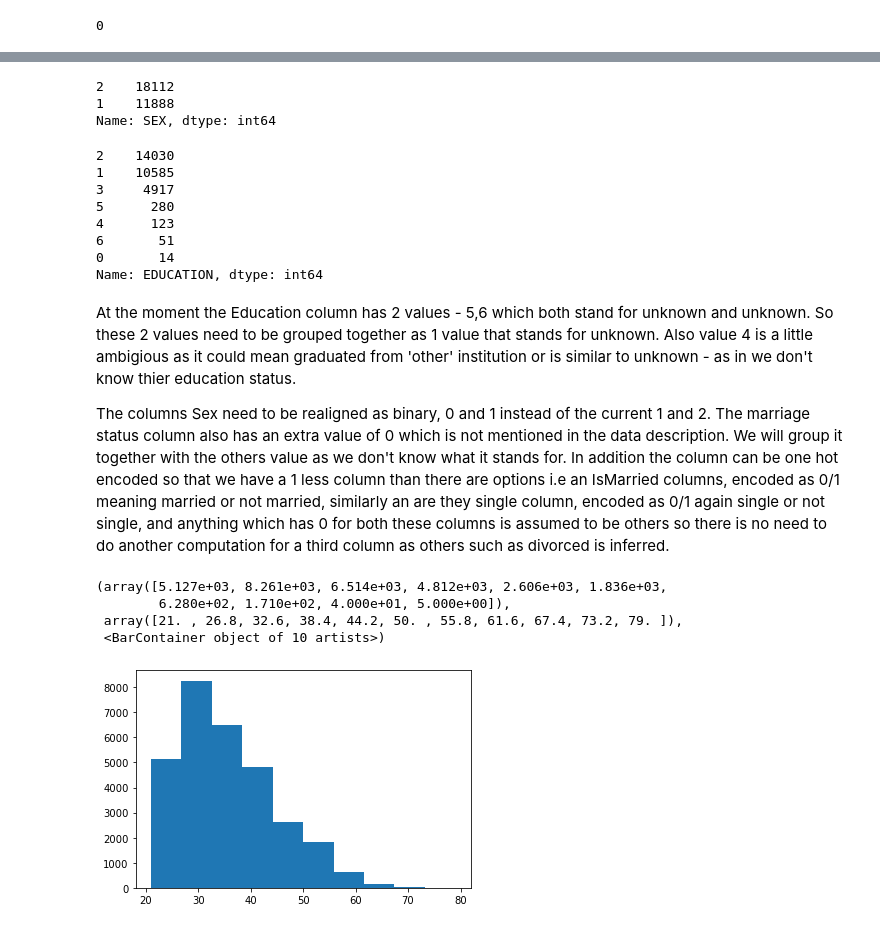
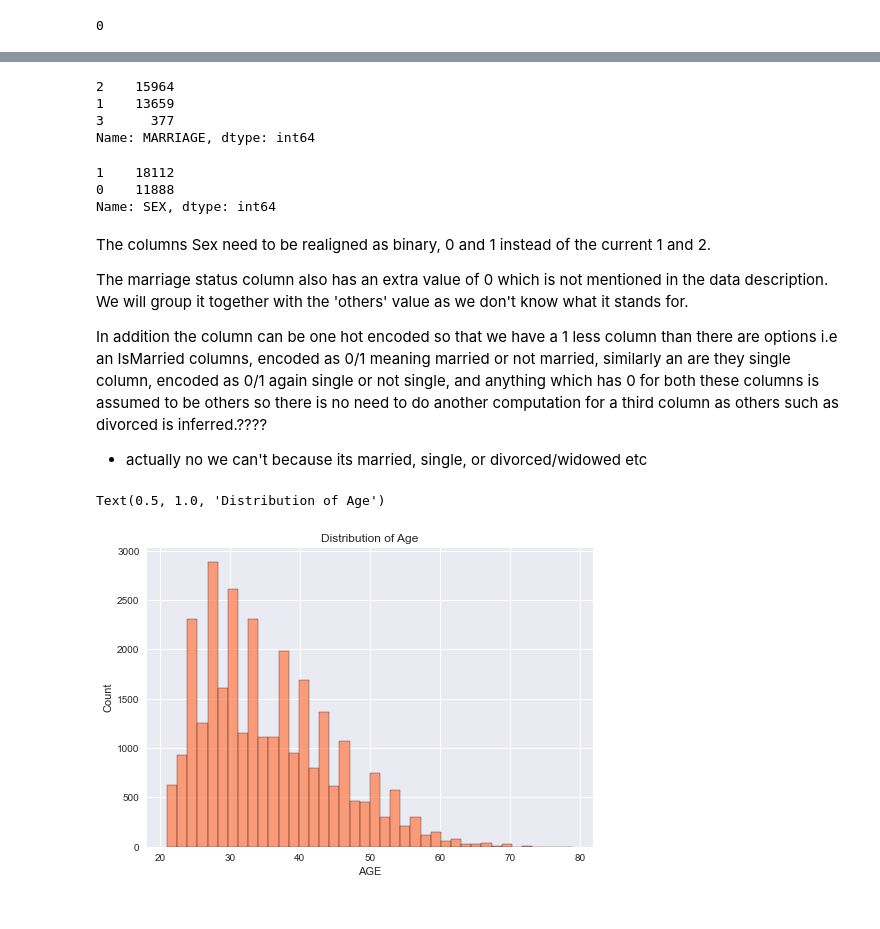
Before and after one commit to apayal/capstone_project, a Jupyter notebook: _notebooks/2022-07-01-eda.ipynb, the cells around one changed output, grey strips where cells are left out. Cells and saved outputs as stored; diff of their text form; code cells hidden in the pictures.

```diff
--- a/_notebooks/2022-07-01-eda.ipynb
+++ b/_notebooks/2022-07-01-eda.ipynb
@@ -81,0 +122,2 @@ credit_df.duplicated().sum()
+# %%
+credit_df.rename(columns={'default payment next month':'DEFAULT'},inplace=True)
@@ -81,0 +169,2 @@ credit_df.duplicated().sum()
+# %%
+credit_df['SEX']=credit_df['SEX'].replace({1: 0, 2: 1}) # actually don't need this if doing get_dummies
@@ -90,0 +251,2 @@ Index(['ID', 'LIMIT_BAL', 'SEX', 'EDUCATION', 'MARRIAGE', 'AGE', 'PAY_0',
+# %%
+credit_df['EDUCATION']=credit_df['EDUCATION'].replace([0, 4,5,6], 3 )
@@ -90,0 +270,2 @@ Index(['ID', 'LIMIT_BAL', 'SEX', 'EDUCATION', 'MARRIAGE', 'AGE', 'PAY_0',
+# %%
+credit_df['MARRIAGE']=credit_df['MARRIAGE'].replace(0,3)
@@ -99,34 +405,33 @@ Name: MARRIAGE, dtype: int64
 # %%
 # random 0 value - not mentioned in description anywhere
-#check other categories as well
-credit_df['SEX'].value_counts()
+
+credit_df['MARRIAGE'].value_counts()
 # %% [output]
-2    18112
-1    11888
-Name: SEX, dtype: int64
+2    15964
+1    13659
+3      377
+Name: MARRIAGE, dtype: int64
-# %%
-credit_df['EDUCATION'].value_counts()
-# again a couple of unknown values of 6 and 0,
-# %% [output]
-2    14030
-1    10585
-3     4917
-5      280
-4      123
-6       51
-0       14
-Name: EDUCATION, dtype: int64
+# %%
+#need to convert it to 0 and 1, so its binary value
+credit_df['SEX'].value_counts()
+# %% [output]
+1    18112
+0    11888
+Name: SEX, dtype: int64
 # %% [markdown]
-At the moment the Education column has 2 values - 5,6 which both stand for unknown and unknown.  So these 2 values need to be grouped together as 1 value that stands for unknown. Also value 4 is a little ambigious as it could mean graduated from 'other' institution or is similar to unknown - as in we don't know thier education status.
+
 
 The columns Sex need to be realigned as binary, 0 and 1 instead of the current 1 and 2.
-The marriage status column also has an extra value of 0 which is not mentioned in the data description. We will group it together with the others value as we don't know what it stands for. In addition the column can be one hot encoded so that we have a 1 less column than there are options i.e an IsMarried columns, encoded as 0/1 meaning married or not married, similarly an are they single column, encoded as 0/1 again single or not single, and anything which has 0 for both these columns is assumed to be others so there is no need to do another computation for a third column as others such as divorced is inferred.
+
+The marriage status column also has an extra value of 0 which is not mentioned in the data description. We will group it together with the 'others' value as we don't know what it stands for.
+
+In addition the column can be one hot encoded so that we have a 1 less column than there are options i.e an IsMarried columns, encoded as 0/1 meaning married or not married, similarly an are they single column, encoded as 0/1 again single or not single, and anything which has 0 for both these columns is assumed to be others so there is no need to do another computation for a third column as others such as divorced is inferred.????
+- actually no we can't because its married, single, or divorced/widowed etc
 # %%
 #looking at range of age
-plt.hist(credit_df['AGE'],bins=10)
+
+sns.histplot(data=credit_df['AGE'],bins=40,color='coral')
+plt.title('Distribution of Age')
 # %% [output]
-(array([5.127e+03, 8.261e+03, 6.514e+03, 4.812e+03, 2.606e+03, 1.836e+03,
-        6.280e+02, 1.710e+02, 4.000e+01, 5.000e+00]),
- array([21. , 26.8, 32.6, 38.4, 44.2, 50. , 55.8, 61.6, 67.4, 73.2, 79. ]),
- <BarContainer object of 10 artists>)
+Text(0.5, 1.0, 'Distribution of Age')
-[figure, old version]
+[figure, new version]
```
Also changed, not shown: parts of 57 cells of this notebook, 4 other files.
